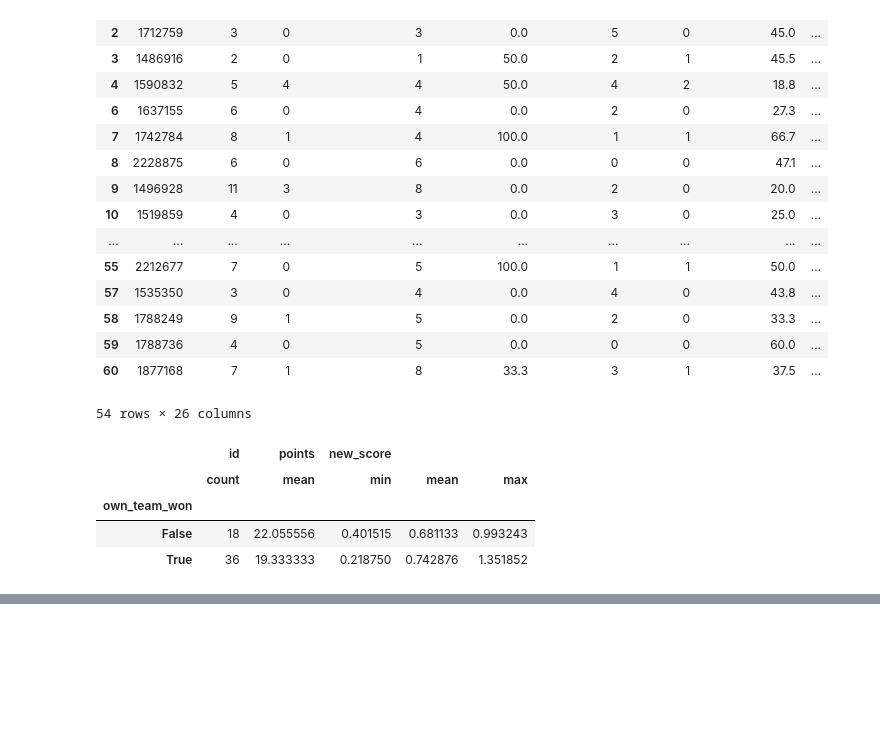
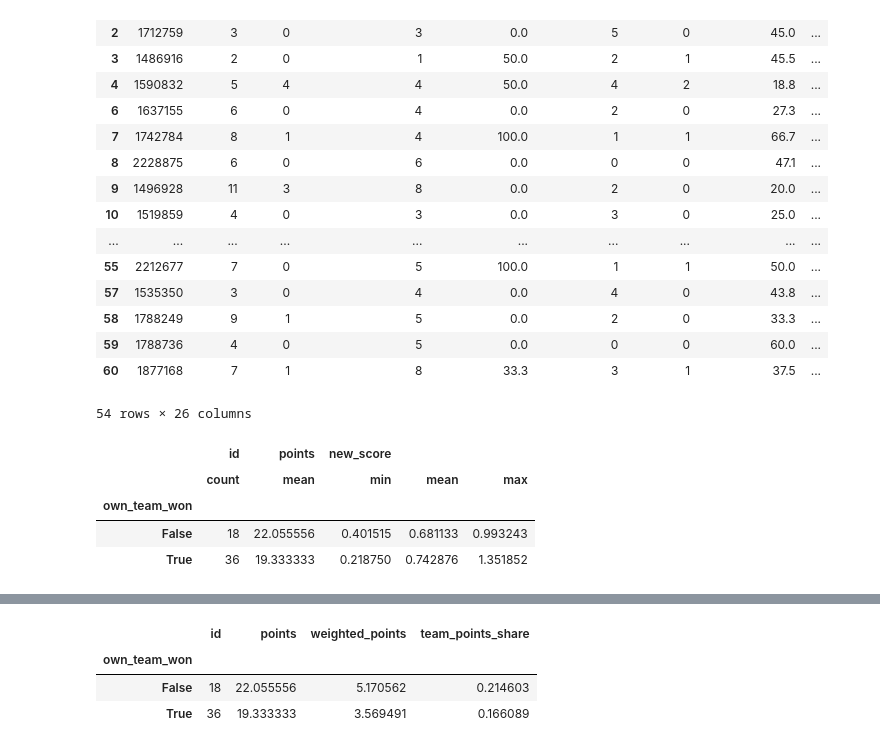
Before and after one commit to JonasRoo/nba-analysis, a Jupyter notebook: stats_exploration.ipynb, the cells around one changed output, grey strips where cells are left out. Cells and saved outputs as stored; diff of their text form; code cells hidden in the pictures; blank space fills up the shorter version.

Commit message:
Added points weighting function

```diff
--- a/stats_exploration.ipynb
+++ b/stats_exploration.ipynb
@@ -360,0 +363,20 @@ ndf.groupby('own_team_won').agg({'id': 'count', 'points': 'mean', 'new_score': [
+# %%
+# {'id': 62731,
+#  'date': '2019-11-12T00:00:00.000Z',
+#  'home_team_id': 16,
+#  'home_team_score': 117,
+#  'period': 4,
+#  'postseason': False,
+#  'season': 2019,
+#  'status': 'Final',
+#  'time': '     ',
+#  'visitor_team_id': 9,
+#  'visitor_team_score': 108}
+
+def get_share_of_team_points(row):
+    game_obj = row['game_object']
+    team = 'home_team' if row['team_object'] == game_obj.get('home_team_id') else 'visitor_team'
+    return row['points'] / game_obj['_'.join([team, "score"])]
+# %%
+ndf['team_points_share'] = ndf.apply(get_share_of_team_points, axis=1)
+ndf['team_points_share']
@@ -360,0 +401,3 @@ ndf.groupby('own_team_won').agg({'id': 'count', 'points': 'mean', 'new_score': [
+# %%
+# as a function: points^2 / team_points (quadratic)
+ndf['weighted_points'] = ndf.apply(lambda r: r['points'] * r['team_points_share'], axis=1)
@@ -360,0 +418,9 @@ ndf.groupby('own_team_won').agg({'id': 'count', 'points': 'mean', 'new_score': [
+# %%
+ndf.groupby('own_team_won').agg({
+    'id': 'count', 'points': 'mean', 'weighted_points': 'mean', 'team_points_share': 'mean',
+})
+# %% [output]
+|  | id | points | weighted_points | team_points_share |
+| own_team_won |  |  |  |  |
+| False | 18 | 22.055556 | 5.170562 | 0.214603 |
+| True | 36 | 19.333333 | 3.569491 | 0.166089 |
```
Also changed, not shown: parts of 3 cells of this notebook, 1 other file.
